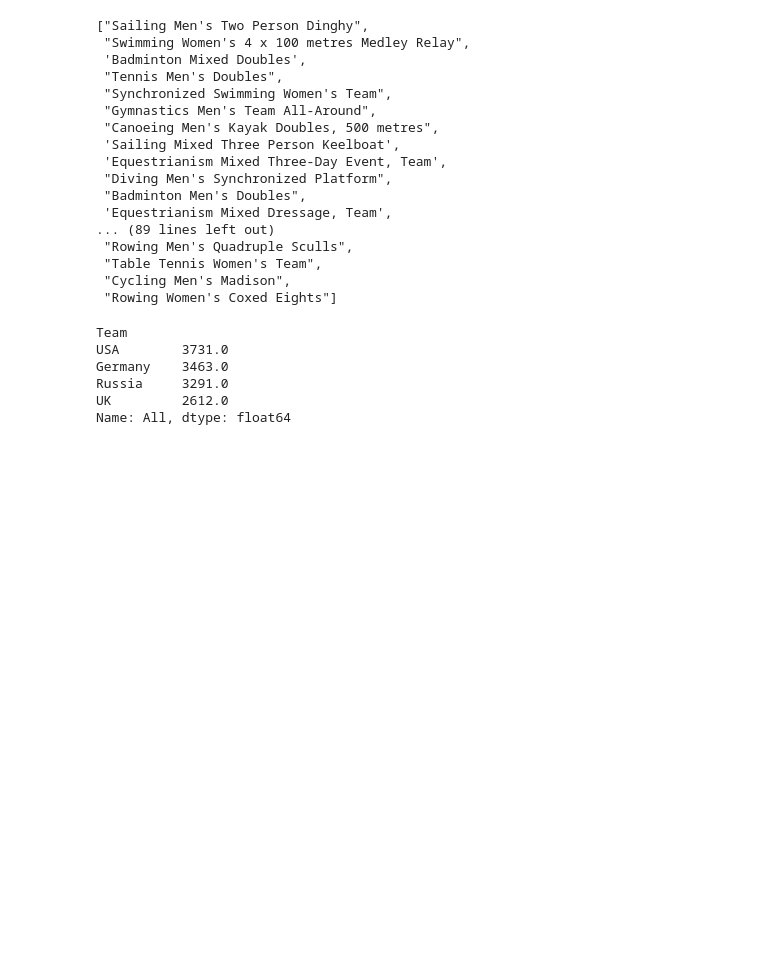
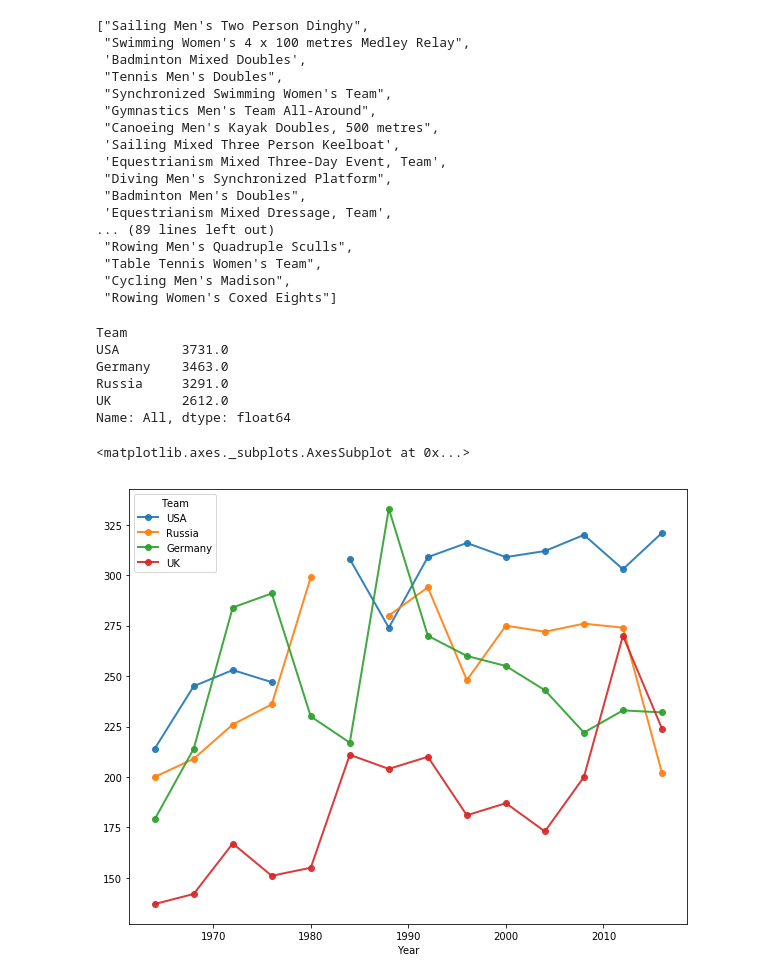
Before and after one commit to christineton/olympics-prediction, a Jupyter notebook: olympics-analysis.ipynb, the cells around one changed output. Saved outputs shown, nothing was run; the diff lists cells and outputs as text; code cells hidden in the pictures; blank space fills up the shorter version.

```diff
--- a/olympics-analysis.ipynb
+++ b/olympics-analysis.ipynb
@@ -401,3 +403,18 @@ Germany    3463.0
 Russia     3291.0
 UK         2612.0
 Name: All, dtype: float64
+# %%
+# List of top countries
+top_countries = ['USA', 'Russia', 'Germany', 'UK']
+# %%
+year_team_medals = pd.pivot_table(medal_tally_agg,
+                                 index = 'Year',
+                                 columns = 'Team',
+                                 values = 'Medal_Won_Corrected',
+                                 aggfunc = 'sum')[top_countries]
+# %%
+# plotting the medal tallies
+year_team_medals.plot(linestyle = '-', marker = 'o', alpha = 0.9, figsize = (10,8), linewidth = 2)
+# %% [output]
+<matplotlib.axes._subplots.AxesSubplot at 0x...>
+[figure, added]
```
Also changed, not shown: parts of 2 cells of this notebook, 3 other files.
